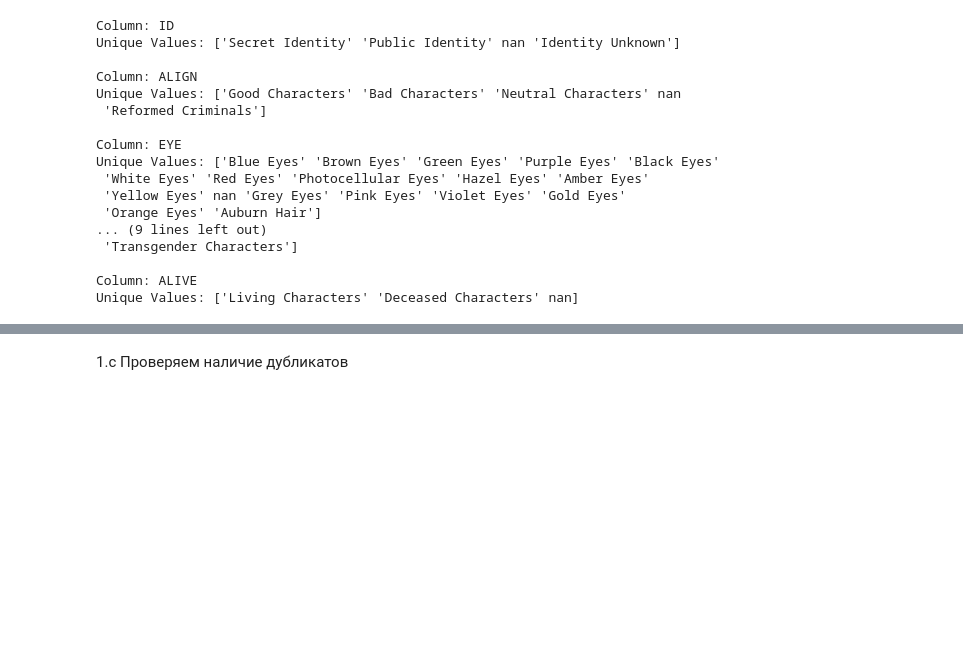
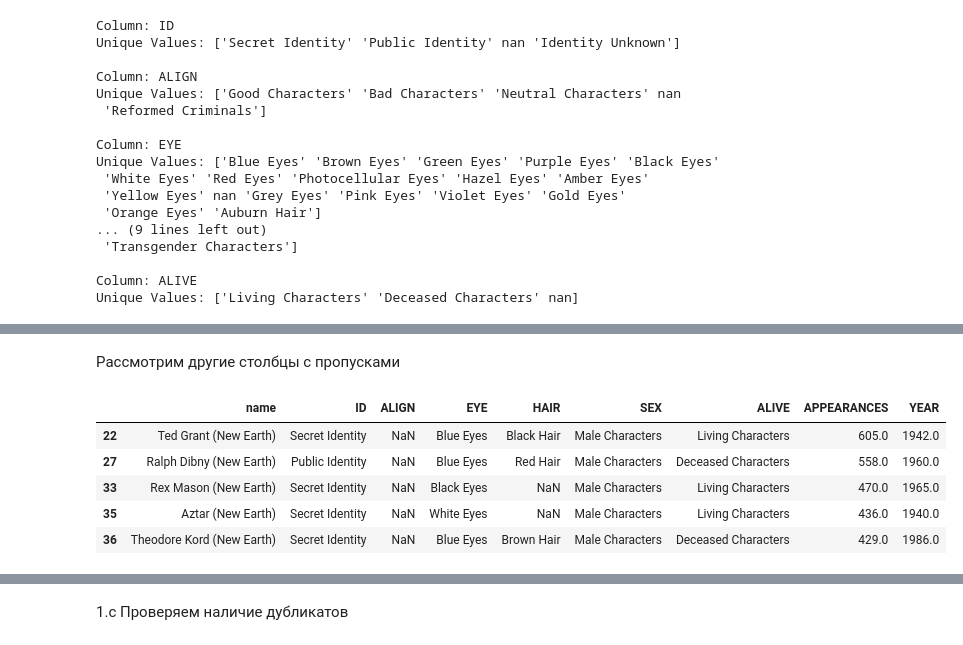
Before and after one commit to elvisandsivle/sf_data_science, a Jupyter notebook: SkillFactory/Продвинутые методы/task 2.ipynb, the cells around one changed output, grey strips where cells are left out. Drawn from its saved outputs; the diff is of its cells as text; code cells hidden in the pictures; blank space fills up the shorter version.

```diff
--- a/SkillFactory/Продвинутые методы/task 2.ipynb
+++ b/SkillFactory/Продвинутые методы/task 2.ipynb
@@ -158,0 +204,15 @@ dtype: float64
+# %% [markdown]
+Рассмотрим другие столбцы с пропусками
+# %%
+display(dc.loc[dc['ALIGN'].isnull()].head())
+
+# пропуски в данном столбце скорее всего несут ошибку,
+# ввиду того определить добрый или злой персонаж не является затруднительным
+# согласно wiki для большинства персонажей данный параметр определен
+# %% [output]
+|  | name | ID | ALIGN | EYE | HAIR | SEX | ALIVE | APPEARANCES | YEAR |
+| 22 | Ted Grant (New Earth) | Secret Identity | NaN | Blue Eyes | Black Hair | Male Characters | Living Characters | 605.0 | 1942.0 |
+| 27 | Ralph Dibny (New Earth) | Public Identity | NaN | Blue Eyes | Red Hair | Male Characters | Deceased Characters | 558.0 | 1960.0 |
+| 33 | Rex Mason (New Earth) | Secret Identity | NaN | Black Eyes | NaN | Male Characters | Living Characters | 470.0 | 1965.0 |
+| 35 | Aztar (New Earth) | Secret Identity | NaN | White Eyes | NaN | Male Characters | Living Characters | 436.0 | 1940.0 |
+| 36 | Theodore Kord (New Earth) | Secret Identity | NaN | Blue Eyes | Brown Hair | Male Characters | Deceased Characters | 429.0 | 1986.0 |
```
Also changed, not shown: parts of 29 cells of this notebook.
